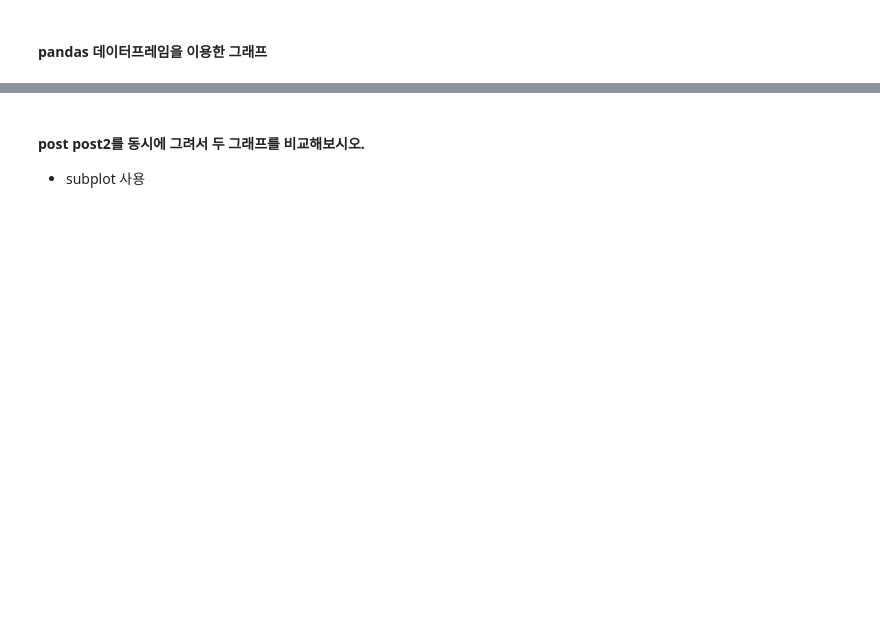
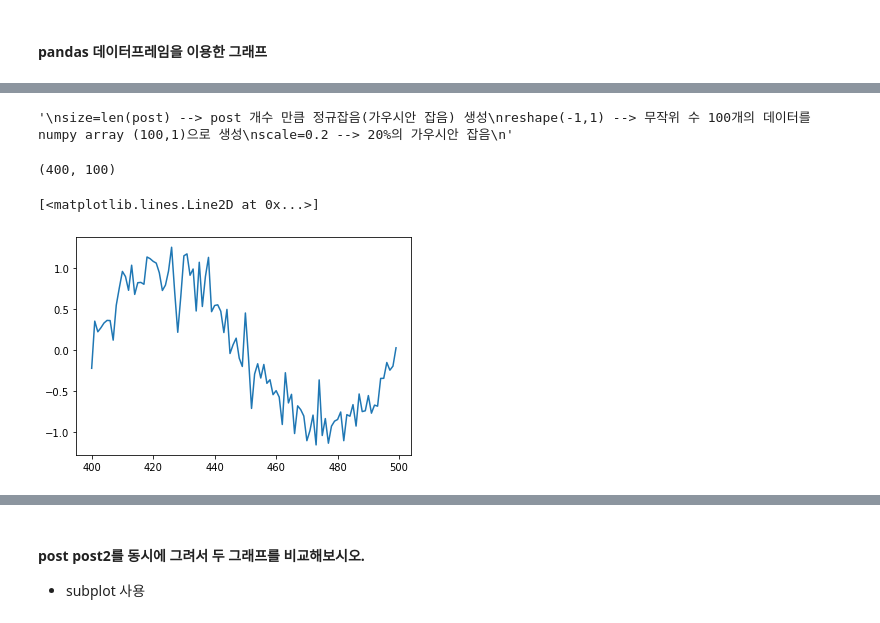
Before and after one commit to ducodbs0516/pdm18, a Jupyter notebook: py-pandas/pandas_4_visualizing_df.ipynb, the cells around one changed output, grey strips where cells are left out. Cells and saved outputs as stored; diff of their text form; code cells hidden in the pictures; blank space fills up the shorter version.

```diff
--- a/py-pandas/pandas_4_visualizing_df.ipynb
+++ b/py-pandas/pandas_4_visualizing_df.ipynb
@@ -158,2 +219,19 @@ post.shape
 # %%
 post2 = post + np.random.normal(scale=0.2, size=len(post)).reshape(-1,1)
+'''
+size=len(post) --> post 개수 만큼 정규잡음(가우시안 잡음) 생성
+reshape(-1,1) --> 무작위 수 100개의 데이터를  numpy array (100,1)으로 생성
+scale=0.2 --> 20%의 가우시안 잡음
+'''
+# %% [output]
+'\nsize=len(post) --> post 개수 만큼 정규잡음(가우시안 잡음) 생성\nreshape(-1,1) --> 무작위 수 100개의 데이터를  numpy array (100,1)으로 생성\nscale=0.2 --> 20%의 가우시안 잡음\n'
+# %%
+len(pre),len(post)
+# %% [output]
+(400, 100)
+# %%
+plt.plot(np.arange(len(pre), len(pre) + len(post)),post2)
+# len(pre): 400 부터 len(pre) + len(post): 400+100 까지 그림 --> 정규 잡음(post2) sin 함수 뒷 부분 20% 그래프
+# %% [output]
+[<matplotlib.lines.Line2D at 0x...>]
+[figure, added]
```
Also changed, not shown: parts of 34 cells of this notebook.
